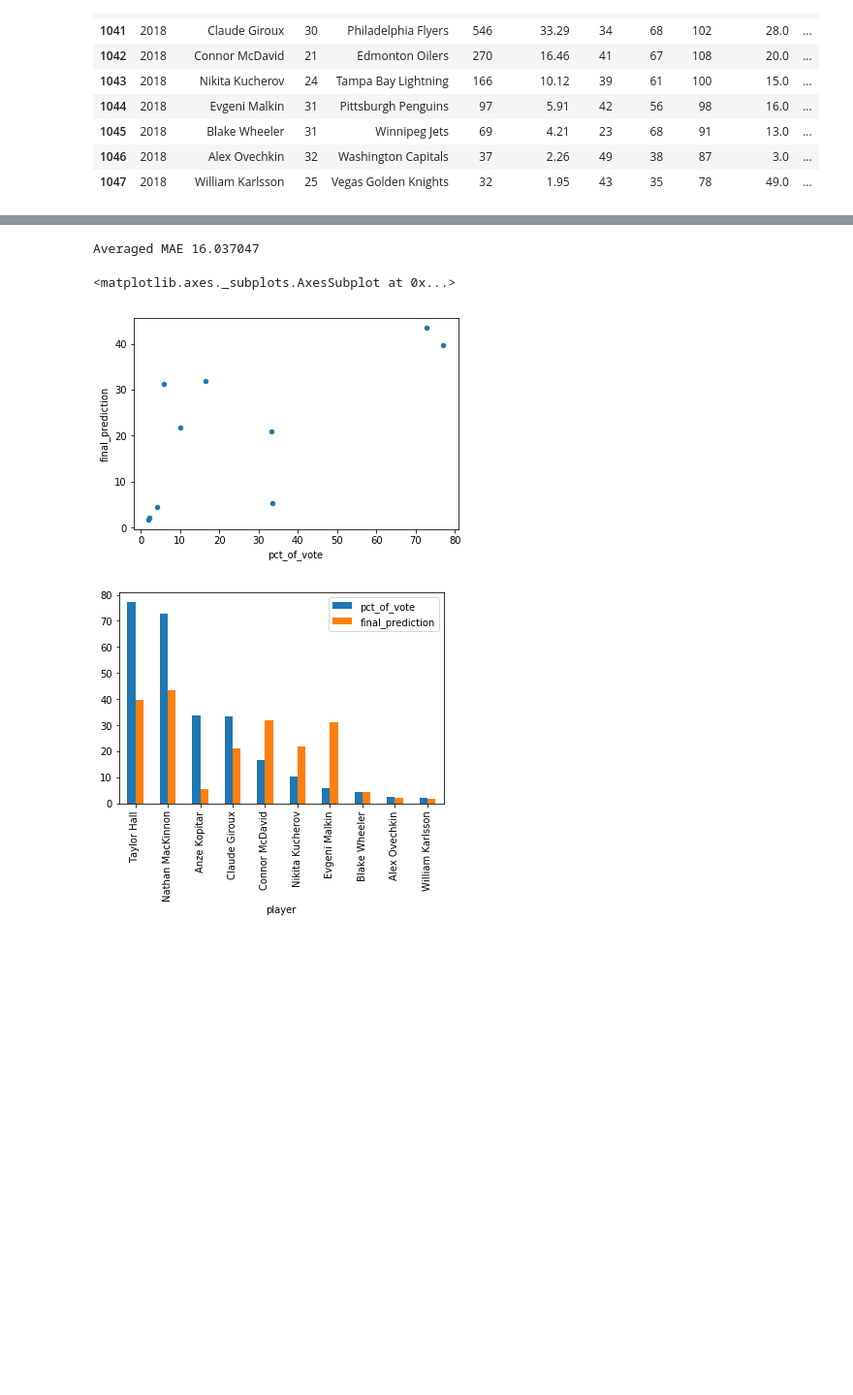
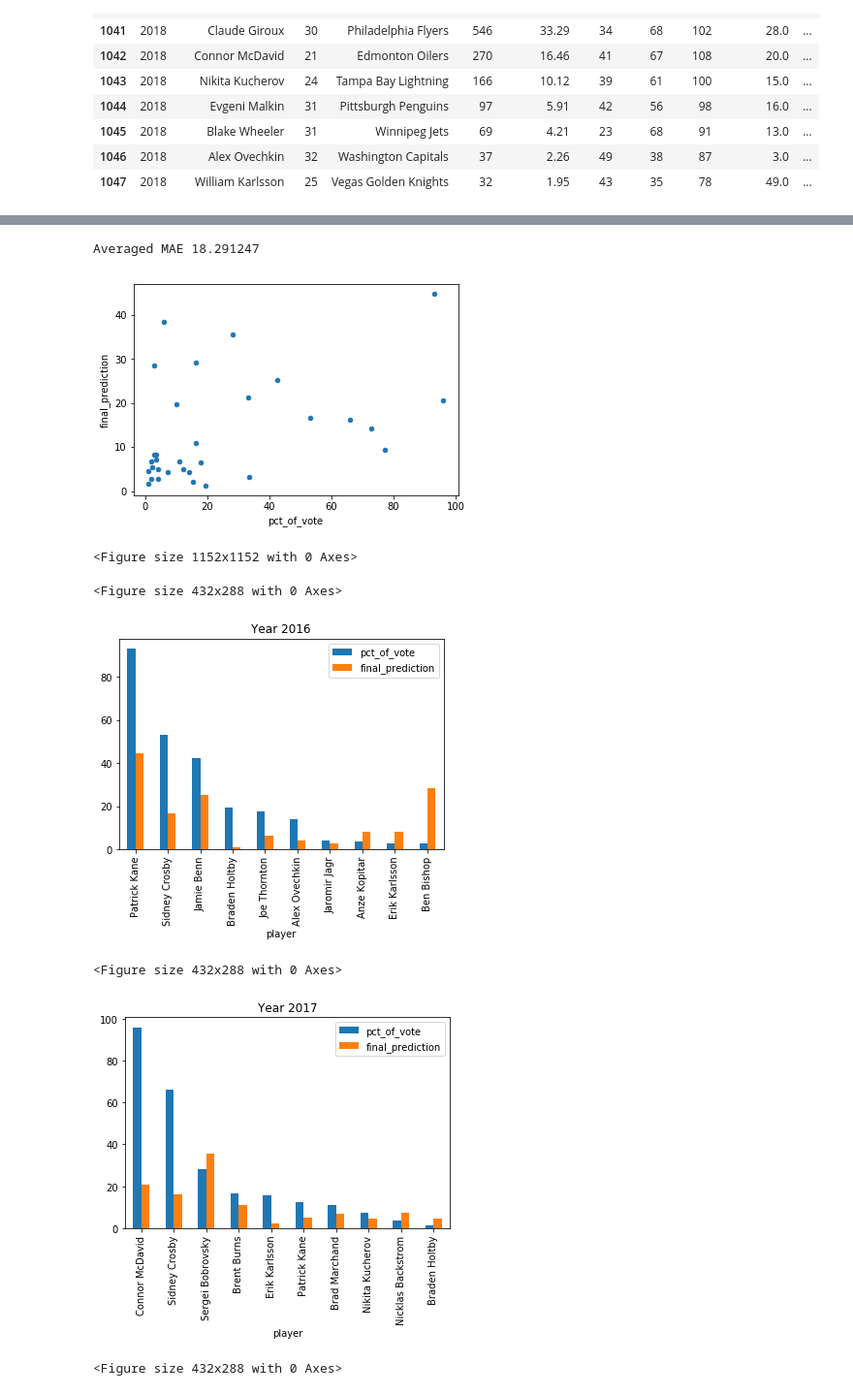
Before and after one commit to dbz10/NHL-Player-Awards, a Jupyter notebook: NHL MVP prediction.ipynb, the cells around one changed output, grey strips where cells are left out. Shown at 97% size. Cells and saved outputs as stored; diff of their text form; code cells hidden in the pictures; blank space fills up the shorter version.

```diff
--- a/NHL MVP prediction.ipynb
+++ b/NHL MVP prediction.ipynb
@@ -337,7 +348,8 @@ class XgbWrapper(object):
 # %%
 #Try several models
 
-# Put in our parameters. I just copied these from some kaggle kernel for now
+# Put in our parameters. For now these values are the same as those in
+# https://www.kaggle.com/arthurtok/introduction-to-ensembling-stacking-in-python
 
 # Random Forest parameters
 et_params = {
@@ -374,7 +386,7 @@ sv_params = {
     }
 
 mlp_params = {
-    'hidden_layer_sizes': (4,3,3)
+    'hidden_layer_sizes': (4,4,2)
 }
 
 SEED = 0
@@ -397,25 +409,9 @@ et = SklearnWrapper(clf=ExtraTreesRegressor,seed=SEED,params=et_params)
 # svr = SklearnWrapper(clf=SVR,seed=SEED,params=sv_params)
 # print("SVR MAE on training data: %f"% mean_absolute_error(svr.predict(x_holdout),y_holdout))
 # %%
-# will use XGBoost to blend the five base models
+# use XGBoost to blend the base models
 
-
-
-# the ensemble takes the predictions of the five base models as input
-# the five base models are trained on x_base and y_base
-# they then predict y_holdout based on x_holdout
-# the ensemble has five features: the predictions of the
-# five base models for y_holdout. The ensemble then fits to
-# y_holdout
-
-
-lvl1_predictions = pd.DataFrame(columns = {
-#     'rf',
-#     'gb',
-#     'mlp',
-#     'et',
-#     'svr',
-})
+lvl1_predictions = pd.DataFrame()
 
 lvl1_predictions["rf"] = get_base_predictions(forest)
 lvl1_predictions["xgb"] = get_base_predictions(gbm)
@@ -474,35 +470,49 @@ x_test_lvl2["xgb"] = gbm.predict(x_test)
 # x_test_lvl2["svr"] = svr_test_F
 x_test_lvl2["et"] = et.predict(x_test)
 x_test_lvl2["mlp"] = mlp.predict(x_test)
 
 
 
 
 
 lvl2_prediction = stack.predict(x_test_lvl2)
 
 
 print("Averaged MAE %f" % mean_absolute_error(lvl2_prediction,y_test))
 
 test["final_prediction"] = lvl2_prediction
 
 
 # fig = plt.figure()
 
 
 
 test.plot.scatter(x='pct_of_vote',y='final_prediction')
 
+fig = plt.figure(figsize=(16,16))
 
-test[['player','pct_of_vote','final_prediction']].head(15).plot.bar(x='player')
+# g = sns.FacetGrid(test,col="Year",height=6,orientation="h")
+# g.map(sns.barplot, 'player','pct_of_vote')
+# sns.catplot(x='player', y = 'pct_of_vote',data=test,kind='bar',row='Year',sharex=False,height=14)
 
 
+# its annoyingly difficult to make a facetgrid to show the three years
+
+for year in [2016,2017,2018]:
+    t = test[test['Year']==year]
+    fig = plt.figure()
+    t[['player','pct_of_vote','final_prediction']].head(10).plot.bar(x='player')
+    plt.title("Year %i" % year)
 
 
 
 # life is hard
 # %% [output]
-Averaged MAE 16.037047
+Averaged MAE 18.291247
+[figure, new version]
-<matplotlib.axes._subplots.AxesSubplot at 0x...>
+<Figure size 1152x1152 with 0 Axes>
-[figure, old version]
+<Figure size 432x288 with 0 Axes>
-[figure, old version]
+[figure, new version]
+<Figure size 432x288 with 0 Axes>
+[figure, added]
+<Figure size 432x288 with 0 Axes>
```
Also changed, not shown: parts of 18 cells of this notebook.
